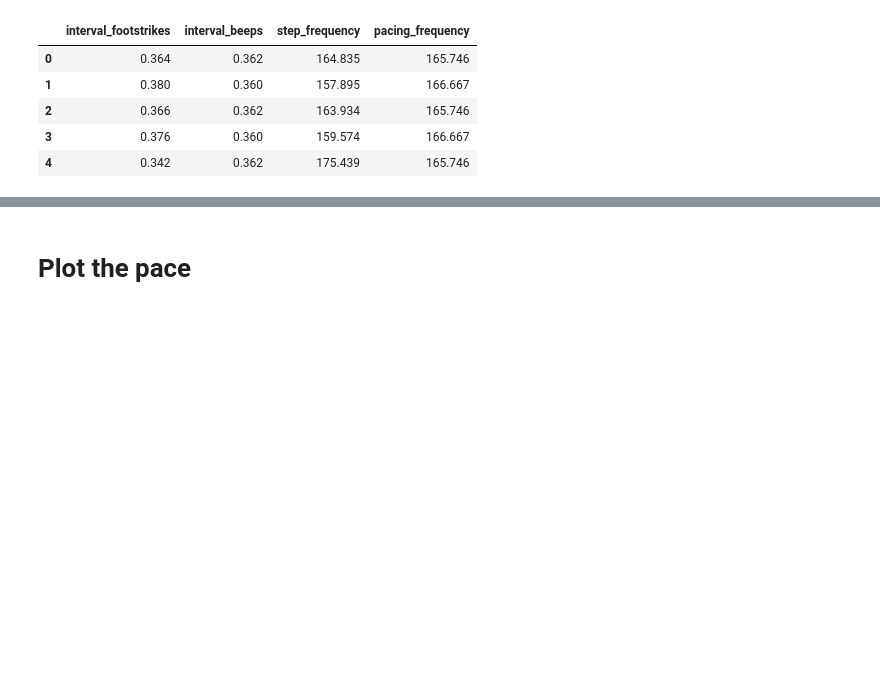
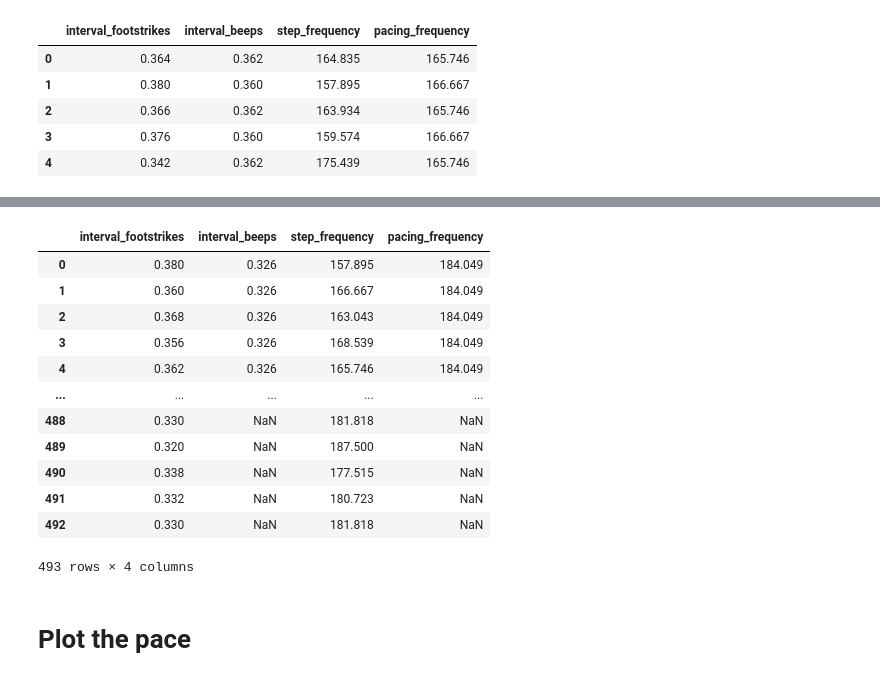
Before and after one commit to jemolano1498/OPPOSD_algorithm, a Jupyter notebook: data_analysis/analyse_data.ipynb, the cells around one changed output, grey strips where cells are left out. Drawn from its saved outputs; the diff is of its cells as text; code cells hidden in the pictures; blank space fills up the shorter version.

```diff
--- a/data_analysis/analyse_data.ipynb
+++ b/data_analysis/analyse_data.ipynb
@@ -129,2 +178,18 @@ pd.read_csv(data_folder_path + 'calculated_variables/PNPpref_R_1_calculated.csv'
+# %%
+pd.read_csv(data_folder_path + 'calculated_variables/IP110_R_1_calculated.csv')
+# %% [output]
+|  | interval_footstrikes | interval_beeps | step_frequency | pacing_frequency |
+| 0 | 0.380 | 0.326 | 157.895 | 184.049 |
+| 1 | 0.360 | 0.326 | 166.667 | 184.049 |
+| 2 | 0.368 | 0.326 | 163.043 | 184.049 |
+| 3 | 0.356 | 0.326 | 168.539 | 184.049 |
+| 4 | 0.362 | 0.326 | 165.746 | 184.049 |
+| ... | ... | ... | ... | ... |
+| 488 | 0.330 | NaN | 181.818 | NaN |
+| 489 | 0.320 | NaN | 187.500 | NaN |
+| 490 | 0.338 | NaN | 177.515 | NaN |
+| 491 | 0.332 | NaN | 180.723 | NaN |
+| 492 | 0.330 | NaN | 181.818 | NaN |
+493 rows × 4 columns
 # %% [markdown]
 # Plot the pace
```
Also changed, not shown: parts of 13 cells of this notebook.
